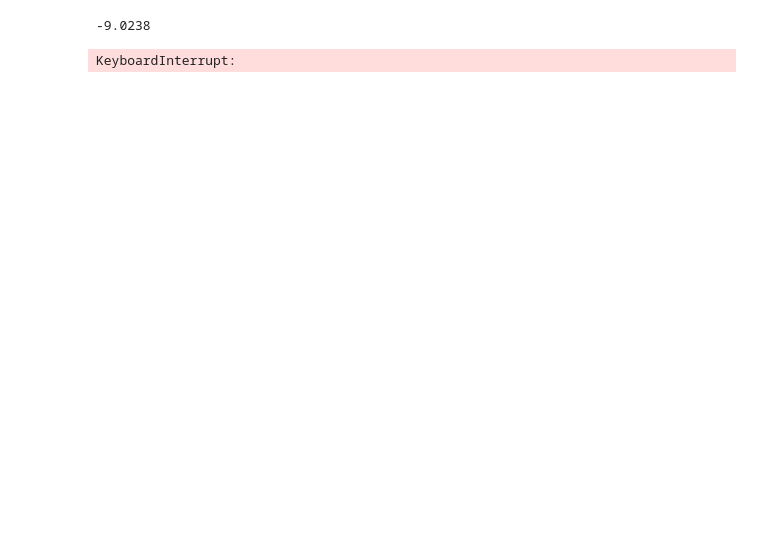
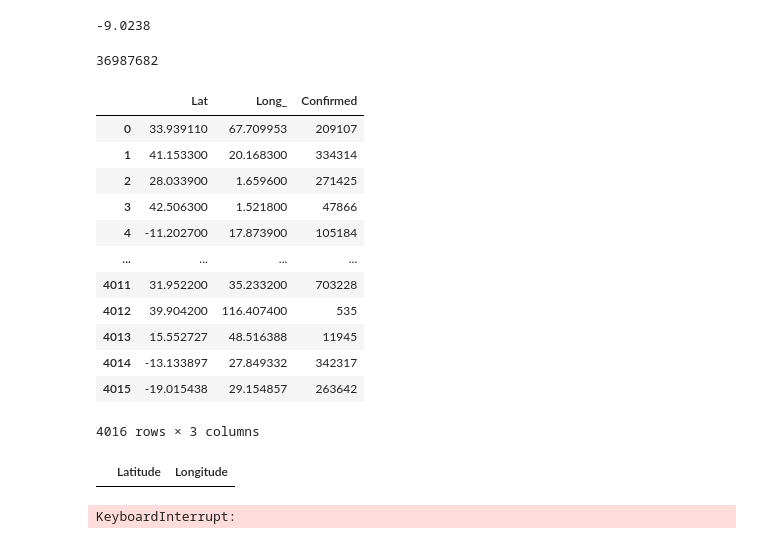
Before and after one commit to shawn0103/covid19-map-visualizer, a Jupyter notebook: JuypterNotebook/GeoJSONCreator.ipynb, the cells around one changed output. Cells and saved outputs as stored; diff of their text form; code cells hidden in the pictures; blank space fills up the shorter version.

Commit message:
total_csv added to juypter

```diff
--- a/JuypterNotebook/GeoJSONCreator.ipynb
+++ b/JuypterNotebook/GeoJSONCreator.ipynb
@@ -86,6 +86,33 @@ sampleDf
 data.iloc[42]['Lat']
 # %% [output]
 -9.0238
+# %%
+sampleDf['Confirmed'].sum()
+# %% [output]
+36987682
+# %%
+clean_data = data.drop(['FIPS', 'Admin2','Province_State','Country_Region','Last_Update','Deaths','Recovered','Active','Combined_Key','Incident_Rate','Case_Fatality_Ratio'], axis=1)
+clean_data
+# %% [output]
+|  | Lat | Long_ | Confirmed |
+| 0 | 33.939110 | 67.709953 | 209107 |
+| 1 | 41.153300 | 20.168300 | 334314 |
+| 2 | 28.033900 | 1.659600 | 271425 |
+| 3 | 42.506300 | 1.521800 | 47866 |
+| 4 | -11.202700 | 17.873900 | 105184 |
+| ... | ... | ... | ... |
+| 4011 | 31.952200 | 35.233200 | 703228 |
+| 4012 | 39.904200 | 116.407400 | 535 |
+| 4013 | 15.552727 | 48.516388 | 11945 |
+| 4014 | -13.133897 | 27.849332 | 342317 |
+| 4015 | -19.015438 | 29.154857 | 263642 |
+4016 rows × 3 columns
+# %%
+d = {'Latitude': [], 'Longitude': []}
+csv_total = pd.DataFrame(data = d)
+csv_total
+# %% [output]
+|  | Latitude | Longitude |
 # %%
 #The mistake made here is Im rendering EACH AND EVERY covid case
 #Instead of that, create an object with long, lat and total case count.
```
Also changed, not shown: parts of 2 cells of this notebook.
